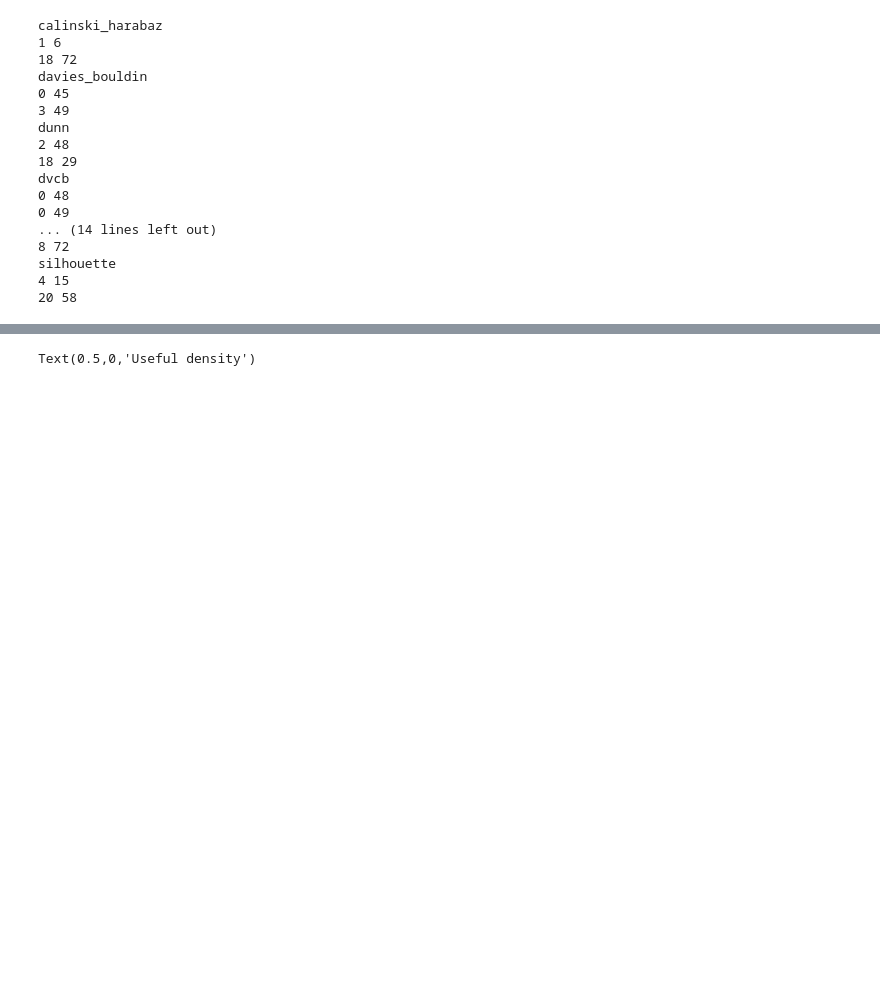
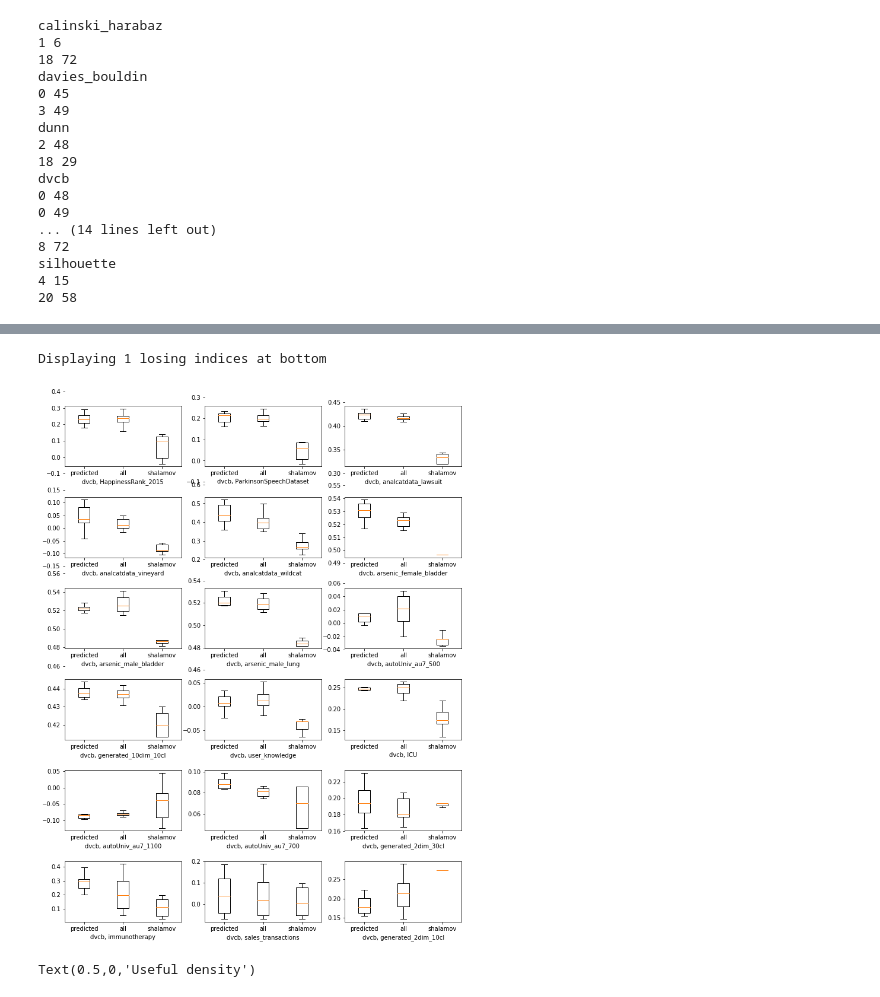
Before and after one commit to dimatomp/EvolutionaryClustering, a Jupyter notebook: MutationMining.ipynb, the cells around one changed output, grey strips where cells are left out. Saved outputs shown, nothing was run; the diff lists cells and outputs as text; code cells hidden in the pictures; blank space fills up the shorter version.

```diff
--- a/MutationMining.ipynb
+++ b/MutationMining.ipynb
@@ -808,3 +781,8 @@ results_data['useful_density_mean'] = useful_density_mean
+# %%
+display_for_index(indices[2])
+# %% [output]
+Displaying 1 losing indices at bottom
+[figure, added]
 # %%
 plt.figure(figsize=(12, 5))
 density_arr = np.zeros((10, 97))
```
Also changed, not shown: parts of 12 cells of this notebook.
